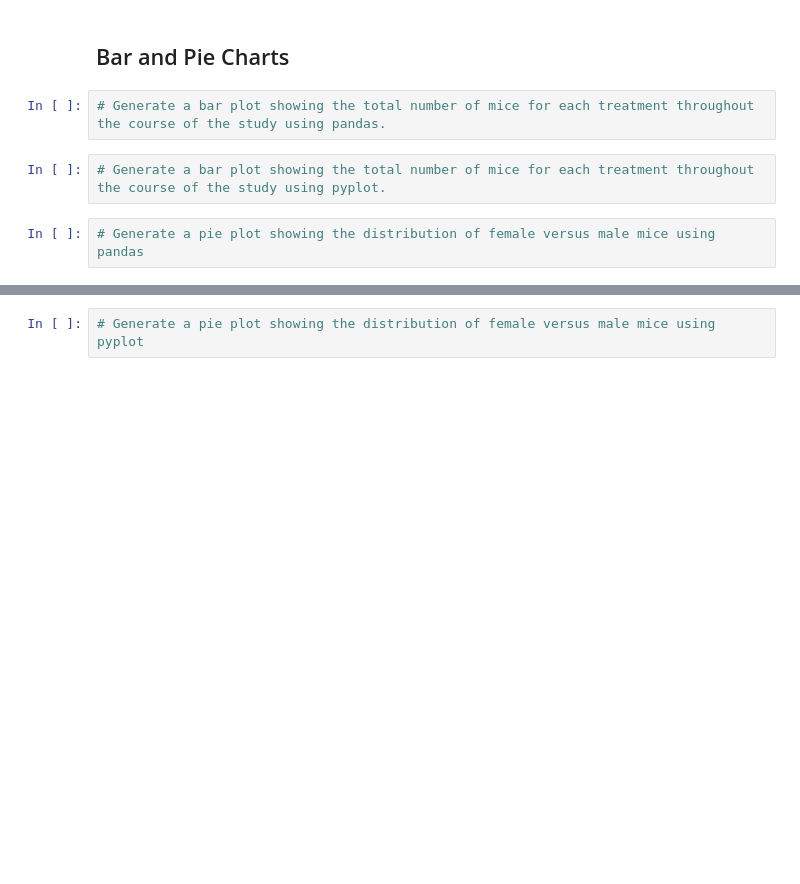
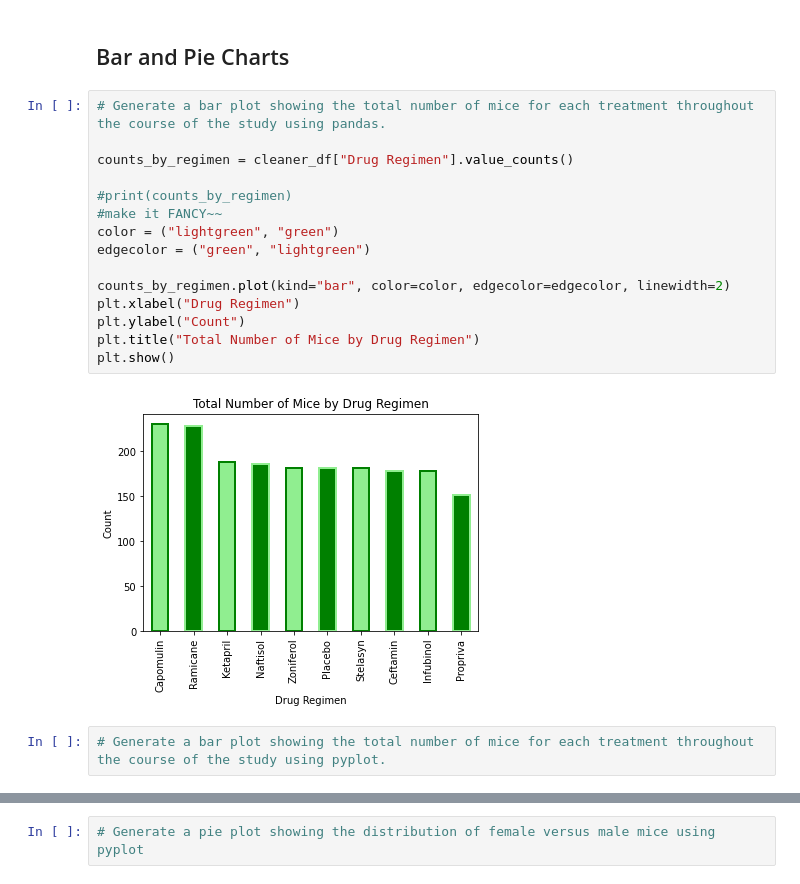
Before and after one commit to ptsaitta/matplotlib-challenge, a Jupyter notebook: Pymaceuticals/pymaceuticals_starter.ipynb, the cells around one changed output, grey strips where cells are left out. Saved outputs shown, nothing was run; the diff lists cells and outputs as text; blank space fills up the shorter version.

Commit message:
finished through half of GORGEOUS charts

```diff
--- a/Pymaceuticals/pymaceuticals_starter.ipynb
+++ b/Pymaceuticals/pymaceuticals_starter.ipynb
@@ -183,7 +183,20 @@ regimen_stats_df.head(15)
 ## Bar and Pie Charts
 # %%
 # Generate a bar plot showing the total number of mice for each treatment throughout the course of the study using pandas.
+
+counts_by_regimen = cleaner_df["Drug Regimen"].value_counts()
+
+#print(counts_by_regimen)
+#make it FANCY~~
+color = ("lightgreen", "green")
+edgecolor = ("green", "lightgreen")
+
+counts_by_regimen.plot(kind="bar", color=color, edgecolor=edgecolor, linewidth=2)
+plt.xlabel("Drug Regimen")
+plt.ylabel("Count")
+plt.title("Total Number of Mice by Drug Regimen")
+plt.show()
+# %% [output]
+[figure, added]
 # %%
 # Generate a bar plot showing the total number of mice for each treatment throughout the course of the study using pyplot.
-# %%
-# Generate a pie plot showing the distribution of female versus male mice using pandas
```
Also changed, not shown: parts of 2 cells of this notebook.
